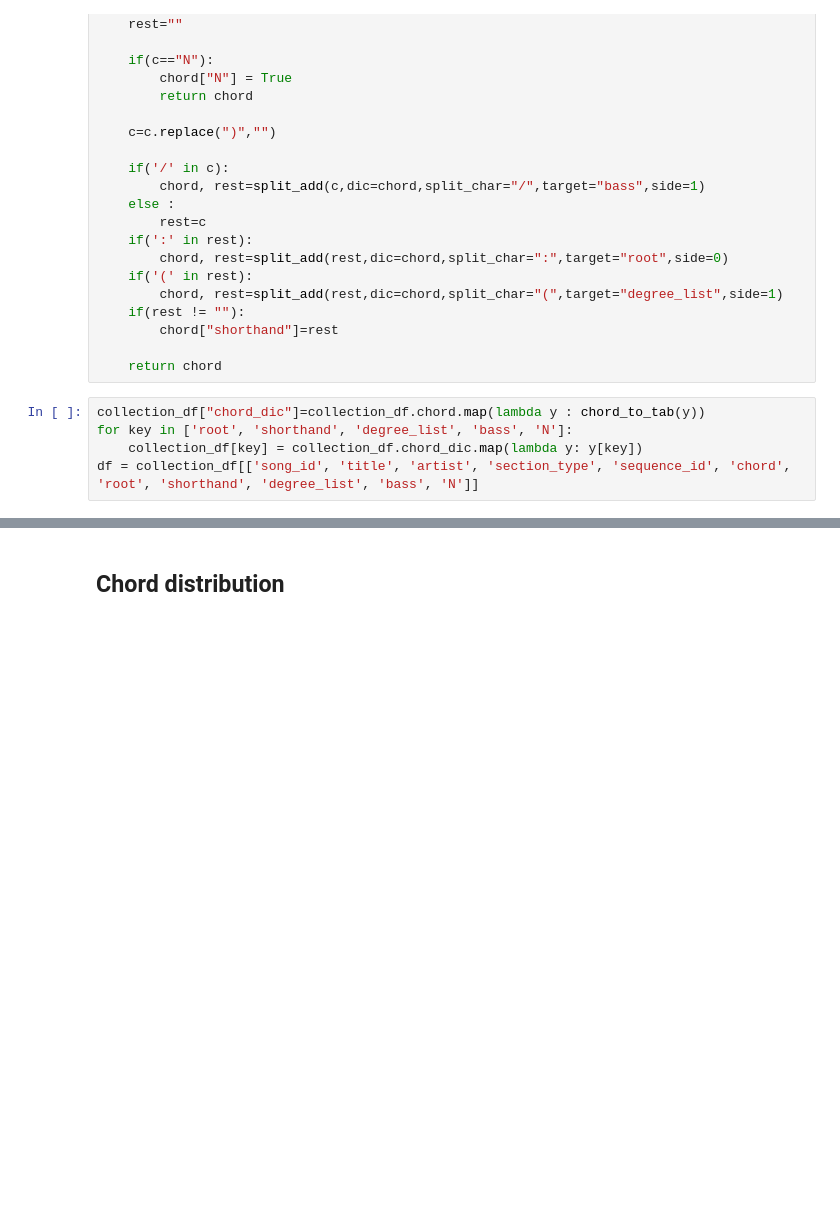
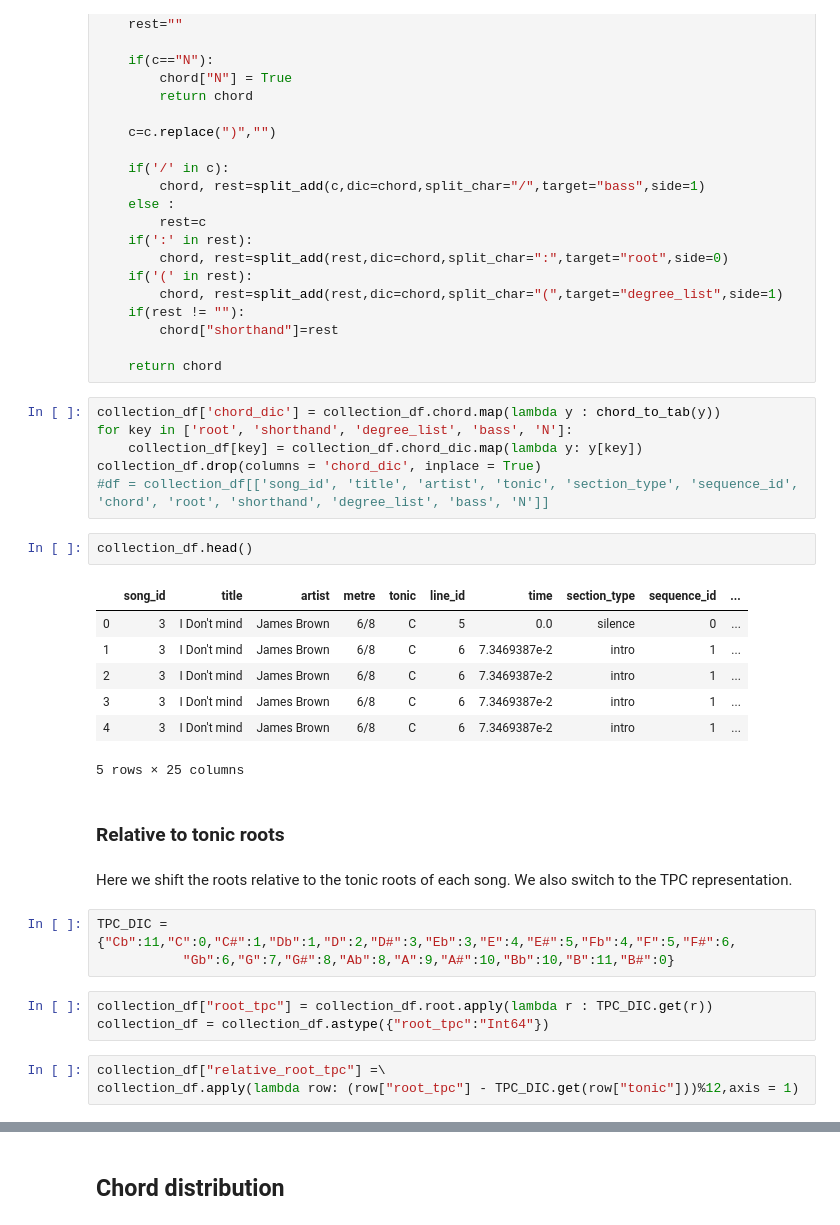
Before and after one commit to GiacomoAlliata/DigitalMusicologyProject, a Jupyter notebook: data_preprocessing.ipynb, the cells around one changed output, grey strips where cells are left out. Cells and saved outputs as stored; diff of their text form; blank space fills up the shorter version.

```diff
--- a/data_preprocessing.ipynb
+++ b/data_preprocessing.ipynb
@@ -498,7 +500,31 @@ def chord_to_tab(c):
 
     return chord
 # %%
-collection_df["chord_dic"]=collection_df.chord.map(lambda y : chord_to_tab(y))
+collection_df['chord_dic'] = collection_df.chord.map(lambda y : chord_to_tab(y))
 for key in ['root', 'shorthand', 'degree_list', 'bass', 'N']:
     collection_df[key] = collection_df.chord_dic.map(lambda y: y[key])
-df = collection_df[['song_id', 'title', 'artist', 'section_type', 'sequence_id', 'chord', 'root', 'shorthand', 'degree_list', 'bass', 'N']]
+collection_df.drop(columns = 'chord_dic', inplace = True)
+#df = collection_df[['song_id', 'title', 'artist', 'tonic', 'section_type', 'sequence_id', 'chord', 'root', 'shorthand', 'degree_list', 'bass', 'N']]
+# %%
+collection_df.head()
+# %% [output]
+|  | song_id | title | artist | metre | tonic | line_id | time | section_type | sequence_id | ... |
+| 0 | 3 | I Don't mind | James Brown | 6/8 | C | 5 | 0.0 | silence | 0 | ... |
+| 1 | 3 | I Don't mind | James Brown | 6/8 | C | 6 | 7.3469387e-2 | intro | 1 | ... |
+| 2 | 3 | I Don't mind | James Brown | 6/8 | C | 6 | 7.3469387e-2 | intro | 1 | ... |
+| 3 | 3 | I Don't mind | James Brown | 6/8 | C | 6 | 7.3469387e-2 | intro | 1 | ... |
+| 4 | 3 | I Don't mind | James Brown | 6/8 | C | 6 | 7.3469387e-2 | intro | 1 | ... |
+5 rows × 25 columns
+# %% [markdown]
+### Relative to tonic roots
+# %% [markdown]
+Here we shift the roots relative to the tonic roots of each song. We also switch to the TPC representation.
+# %%
+TPC_DIC = {"Cb":11,"C":0,"C#":1,"Db":1,"D":2,"D#":3,"Eb":3,"E":4,"E#":5,"Fb":4,"F":5,"F#":6,
+           "Gb":6,"G":7,"G#":8,"Ab":8,"A":9,"A#":10,"Bb":10,"B":11,"B#":0}
+# %%
+collection_df["root_tpc"] = collection_df.root.apply(lambda r : TPC_DIC.get(r))
+collection_df = collection_df.astype({"root_tpc":"Int64"})
+# %%
+collection_df["relative_root_tpc"] =\
+collection_df.apply(lambda row: (row["root_tpc"] - TPC_DIC.get(row["tonic"]))%12,axis = 1)
```
Also changed, not shown: parts of 37 cells of this notebook.
